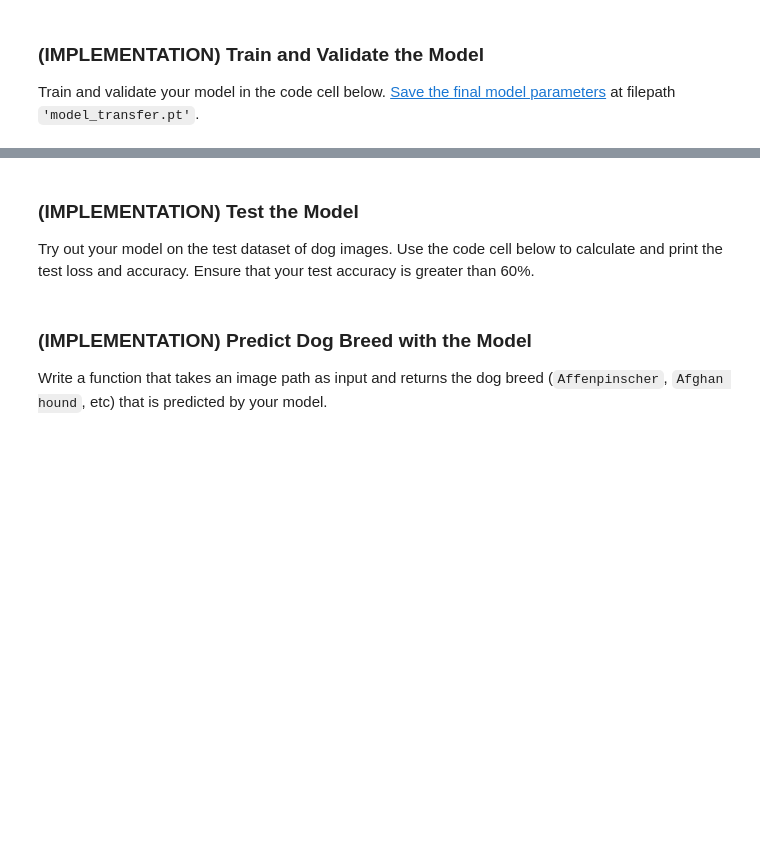
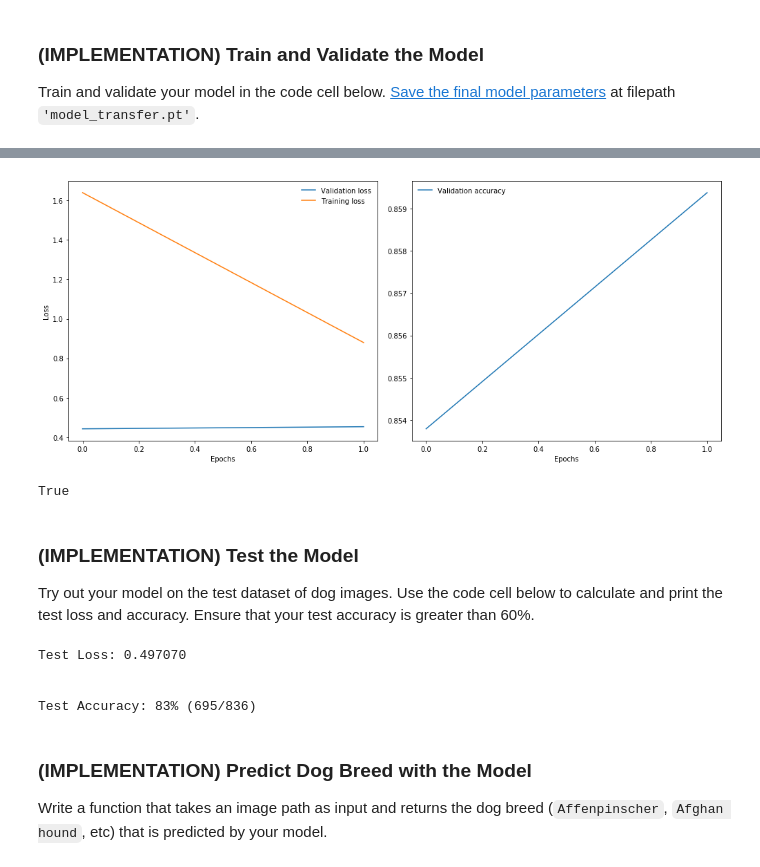
Before and after one commit to Berenice2018/dog-breed133-classifier, a Jupyter notebook: dog_app.ipynb, the cells around one changed output, grey strips where cells are left out. Drawn from its saved outputs; the diff is of its cells as text; code cells hidden in the pictures; blank space fills up the shorter version.

```diff
--- a/dog_app.ipynb
+++ b/dog_app.ipynb
@@ -780,0 +984,5 @@ if use_cuda:
+# %%
+
+## TODO: Specify model architecture
+transfermodel = models.resnet152(pretrained=True)
+transfermodel.fc
@@ -781,2 +991,18 @@ if use_cuda:
+# %%
+for param in transfermodel.parameters():
+    param.requires_grad = False
+
+fc_in = transfermodel.fc.in_features
+
+transferclassifier = nn.Sequential(
+                        nn.BatchNorm1d(fc_in),
+                        nn.Linear(fc_in, 1024),
+                        nn.ReLU(),
+                        nn.Linear(1024, 133)
+                        )
+
+transfermodel.fc = transferclassifier
+if use_cuda:
+    transfermodel.cuda()
 # %% [markdown]
 __Question 5:__ Outline the steps you took to get to your final CNN architecture and your reasoning at each step.  Describe why you think the architecture is suitable for the current problem.
@@ -792,4 +1019,28 @@ optimizer_transfer = None
+# %%
+transfer_criterion = nn.CrossEntropyLoss()
+transfer_optim = optim.Adam(transfermodel.parameters(), lr=1e-3)
+transfer_scheduler = optim.lr_scheduler.MultiStepLR(transfer_optim, [5,10,14,17], 0.1)
 # %% [markdown]
 ### (IMPLEMENTATION) Train and Validate the Model
 
 Train and validate your model in the code cell below.  [Save the final model parameters](http://pytorch.org/docs/master/notes/serialization.html) at filepath `'model_transfer.pt'`.
+# %%
+# train the model
+from PIL import ImageFile
+ImageFile.LOAD_TRUNCATED_IMAGES = True
+
+model_save_path = '/content/gdrive/My Drive/ColabUdacity/dog-breed-classifier/models/resnet-multiStepLr-adam1e3.pt'
+# %%
+
+
+#n_epochs, loaders, model, optimizer, criterion, scheduler,use_cuda, save_path
+transfermodel = train (2,
+                       [train_loader, valid_loader, test_loader],
+                      transfermodel,
+                      transfer_optim,
+                      transfer_criterion,
+                       transfer_scheduler,
+                       use_cuda,
+                       model_save_path
+                      )
+# %% [output]
@@ -796,9 +1051,10 @@ Train and validate your model in the code cell below.  [Save the final model par
+[figure, added]
 # %%
-# train the model
-model_transfer = # train(n_epochs, loaders_transfer, model_transfer, optimizer_transfer, criterion_transfer, use_cuda, 'model_transfer.pt')
-
 # load the model that got the best validation accuracy (uncomment the line below)
-#model_transfer.load_state_dict(torch.load('model_transfer.pt'))
+transfermodel.load_state_dict(torch.load(model_save_path))
+print(next(transfermodel.parameters()).is_cuda)
+# %% [output]
+True
 # %% [markdown]
 ### (IMPLEMENTATION) Test the Model
 
@@ -808,3 +1062,10 @@ test(loaders_transfer, model_transfer, criterion_transfer, use_cuda)
+# %%
+test(loaders_scratch, transfermodel, transfer_criterion, use_cuda)
+# %% [output]
+Test Loss: 0.497070
+
+
+Test Accuracy: 83% (695/836)
 # %% [markdown]
 ### (IMPLEMENTATION) Predict Dog Breed with the Model
 
```
Also changed, not shown: parts of 32 cells of this notebook.
